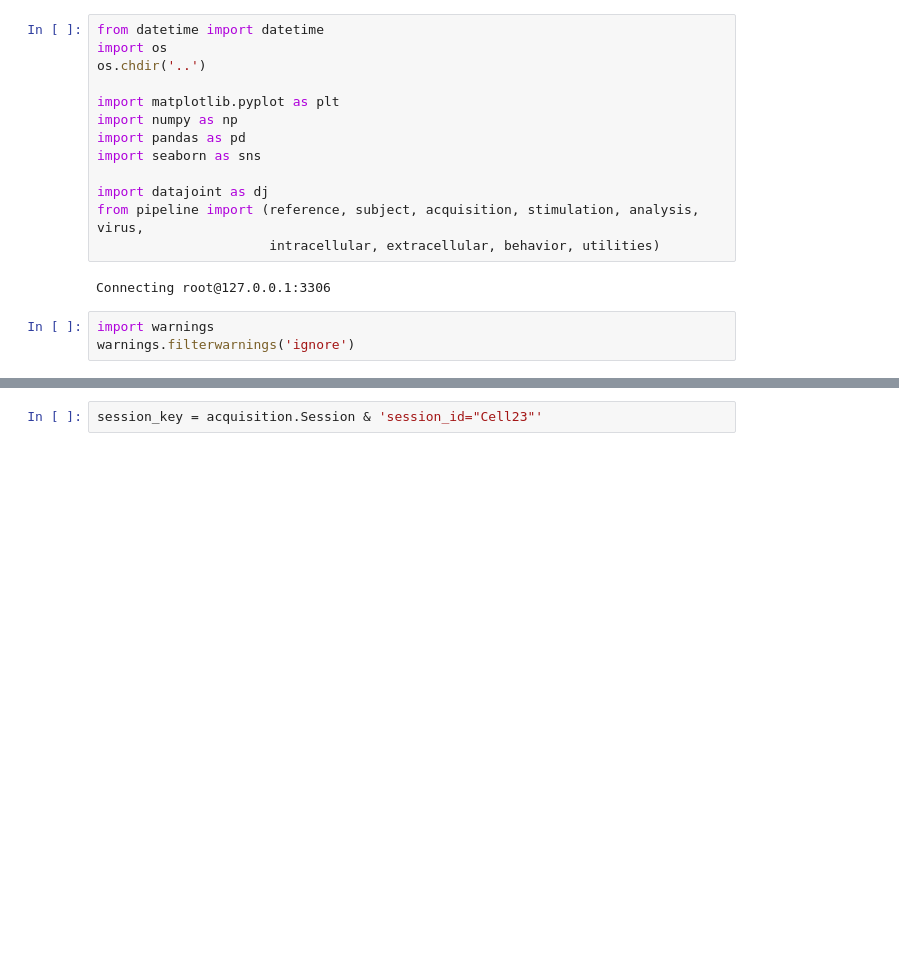
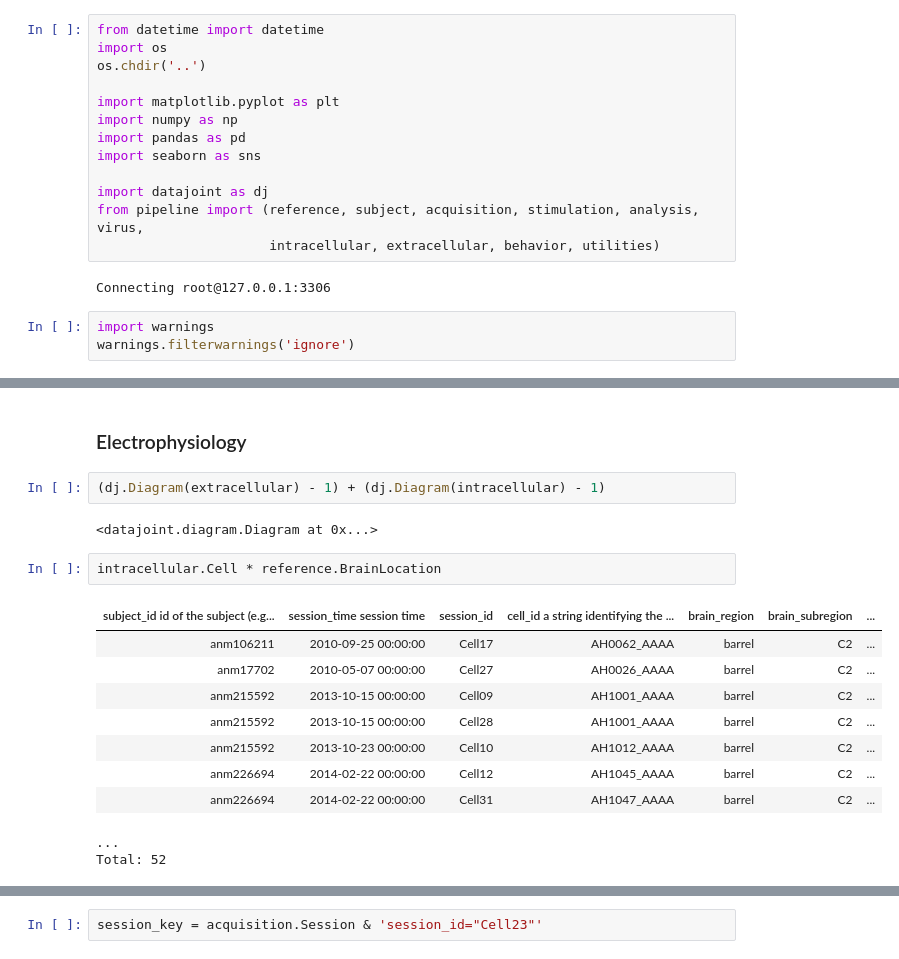
Before and after one commit to vathes/Hires-Gutnisky-2015, a Jupyter notebook: Notebooks/Hires-Gutnisky-2015 Example.ipynb, the cells around one changed output, grey strips where cells are left out. Cells and saved outputs as stored; diff of their text form; blank space fills up the shorter version.

```diff
--- a/Notebooks/Hires-Gutnisky-2015 Example.ipynb
+++ b/Notebooks/Hires-Gutnisky-2015 Example.ipynb
@@ -37,0 +100,19 @@ dj.ERD(all_erd)
+# %% [markdown]
+### Electrophysiology
+# %%
+(dj.Diagram(extracellular) - 1) + (dj.Diagram(intracellular) - 1)
+# %% [output]
+<datajoint.diagram.Diagram at 0x...>
+# %%
+intracellular.Cell * reference.BrainLocation
+# %% [output]
+| subject_id id of the subject (e.g... | session_time session time | session_id | cell_id a string identifying the ... | brain_region | brain_subregion | ... |
+| anm106211 | 2010-09-25 00:00:00 | Cell17 | AH0062_AAAA | barrel | C2 | ... |
+| anm17702 | 2010-05-07 00:00:00 | Cell27 | AH0026_AAAA | barrel | C2 | ... |
+| anm215592 | 2013-10-15 00:00:00 | Cell09 | AH1001_AAAA | barrel | C2 | ... |
+| anm215592 | 2013-10-15 00:00:00 | Cell28 | AH1001_AAAA | barrel | C2 | ... |
+| anm215592 | 2013-10-23 00:00:00 | Cell10 | AH1012_AAAA | barrel | C2 | ... |
+| anm226694 | 2014-02-22 00:00:00 | Cell12 | AH1045_AAAA | barrel | C2 | ... |
+| anm226694 | 2014-02-22 00:00:00 | Cell31 | AH1047_AAAA | barrel | C2 | ... |
+...
+Total: 52
```
Also changed, not shown: parts of 28 cells of this notebook, 1 other file.
